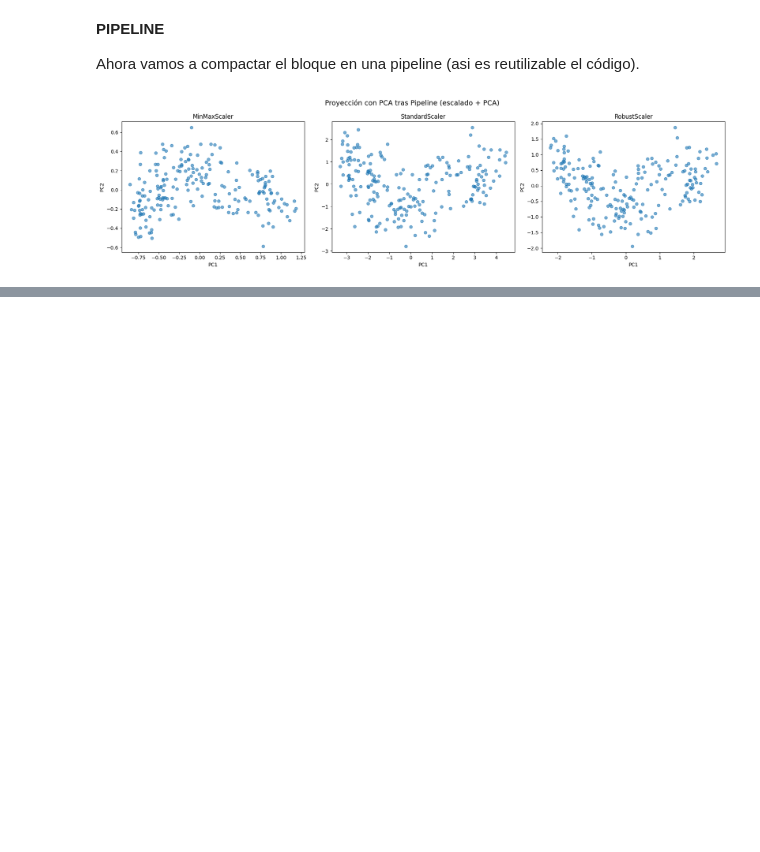
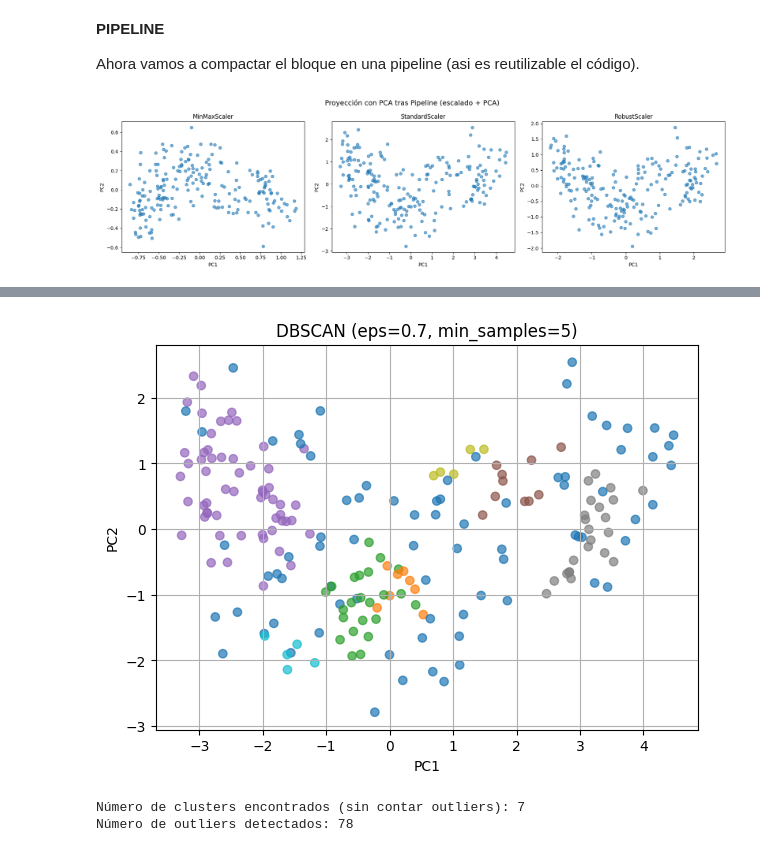
Before and after one commit to 100495746/AprendizajeAutomatico2, a Jupyter notebook: clustering_semillas.ipynb, the cells around one changed output, grey strips where cells are left out. Saved outputs shown, nothing was run; the diff lists cells and outputs as text; code cells hidden in the pictures; blank space fills up the shorter version.

```diff
--- a/clustering_semillas.ipynb
+++ b/clustering_semillas.ipynb
@@ -182,0 +318,41 @@ plt.show()
+# %%
+from sklearn.cluster import DBSCAN
+def aplicar_dbscan(X, eps=0.7, min_samples=5):
+    """
+    Aplica DBSCAN a los datos X, visualiza el resultado proyectado en PCA
+    y muestra el número de clusters y outliers encontrados.
+
+    Parámetros:
+    - X: matriz de datos original (no escalada)
+    - eps: radio para DBSCAN
+    - min_samples: número mínimo de puntos por vecindario
+    """
+    # Escalado y PCA
+    scaler = StandardScaler()
+    X_scaled = scaler.fit_transform(X)
+    X_pca = PCA(n_components=2).fit_transform(X_scaled)
+
+    # DBSCAN
+    dbscan = DBSCAN(eps=eps, min_samples=min_samples)
+    labels = dbscan.fit_predict(X_scaled)
+
+    # Visualización
+    plt.figure(figsize=(7, 5))
+    plt.scatter(X_pca[:, 0], X_pca[:, 1], c=labels, cmap='tab10', alpha=0.7)
+    plt.title(f"DBSCAN (eps={eps}, min_samples={min_samples})")
+    plt.xlabel("PC1")
+    plt.ylabel("PC2")
+    plt.grid(True)
+    plt.show()
+
+    # Info de clusters
+    n_clusters = len(set(labels)) - (1 if -1 in labels else 0)
+    n_outliers = (labels == -1).sum()
+    print(f"Número de clusters encontrados (sin contar outliers): {n_clusters}")
+    print(f"Número de outliers detectados: {n_outliers}")
+
+aplicar_dbscan(X)
+# %% [output]
+[figure, added]
+Número de clusters encontrados (sin contar outliers): 7
+Número de outliers detectados: 78
```
Also changed, not shown: parts of 15 cells of this notebook.
